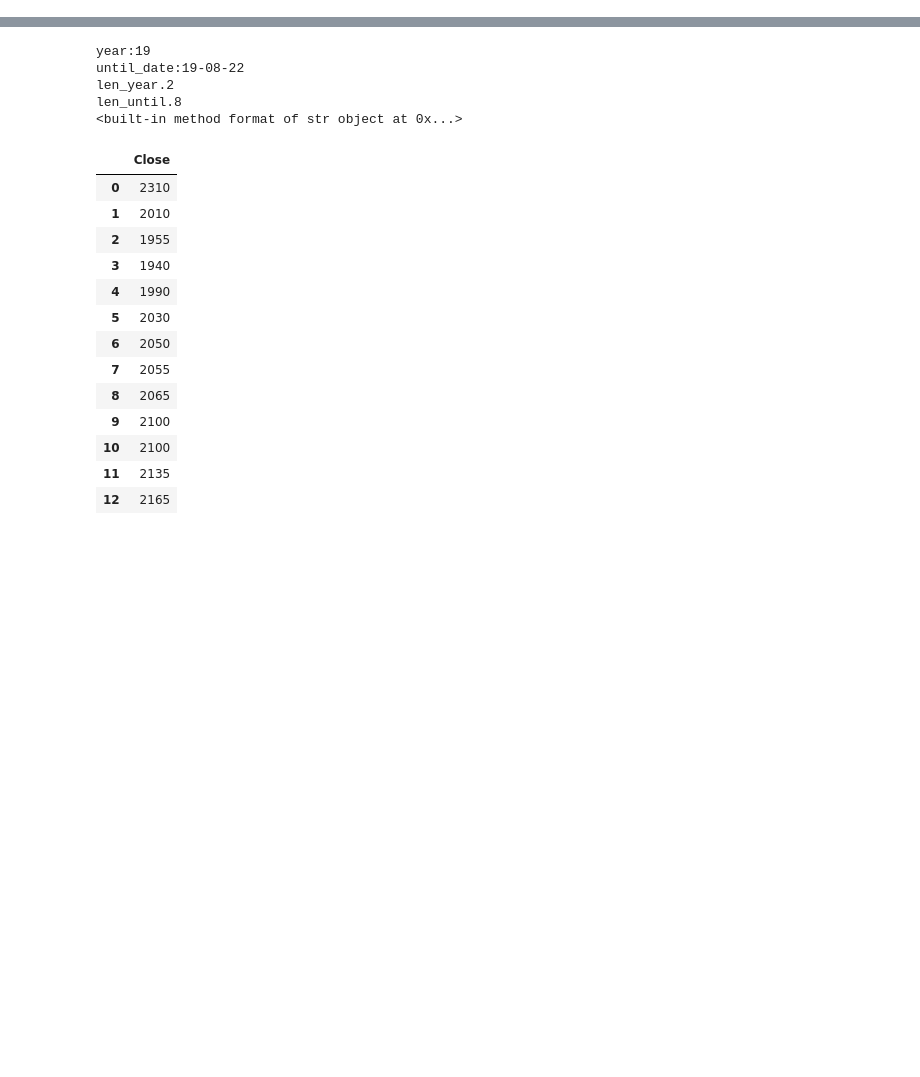
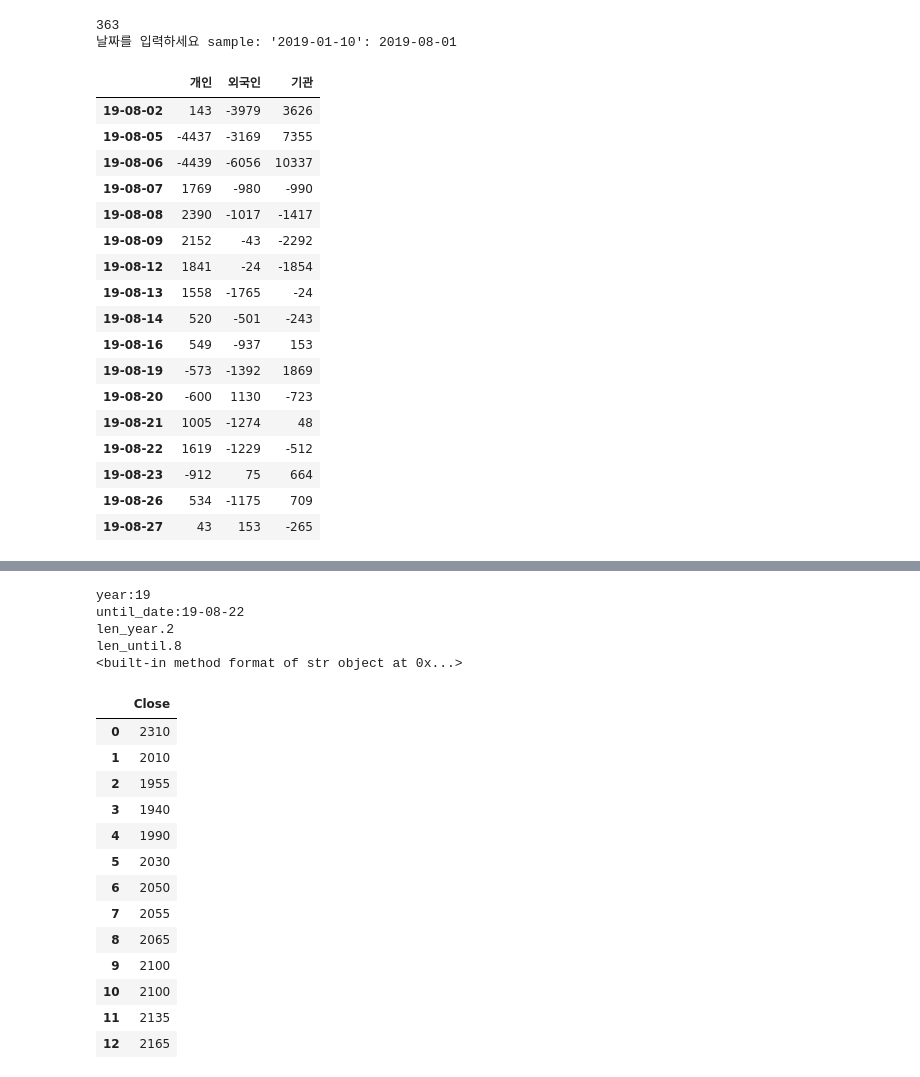
Before and after one commit to linux386/first_module, a Jupyter notebook: Untitled1.ipynb, the cells around one changed output, grey strips where cells are left out. Saved outputs shown, nothing was run; the diff lists cells and outputs as text; code cells hidden in the pictures; blank space fills up the shorter version.

Commit message:
kkang

```diff
--- a/Untitled1.ipynb
+++ b/Untitled1.ipynb
@@ -228,35 +0,0 @@ SyntaxError: unexpected EOF while parsing (<ipython-input-1-cbcd881cbb93>, line
-# %%
-import pandas as pd
-from sqlalchemy import create_engine
-
-file = 'd:\\hrs.xlsx'
-
-connect = create_engine('mysql+pymysql://kkang:leaf2027@localhost/stock?charset=utf8',encoding='utf-8')
-df = pd.read_sql("SELECT * from market where Name = 'hrs' && Date > '2019-01-05'", connect)
-
-volume_average_5 = df['Volume'].rolling(window=5).mean()
-volume_average_10 = df['Volume'].rolling(window=10).mean()
-volume_average_20 = df['Volume'].rolling(window=20).mean()
-volume_average_60 = df['Volume'].rolling(window=60).mean()
-volume_average_120 = df['Volume'].rolling(window=120).mean()
-
-close_average_5 = df['Close'].rolling(window=5).mean()
-close_average_10 = df['Close'].rolling(window=10).mean()
-close_average_20 = df['Close'].rolling(window=20).mean()
-close_average_60 = df['Close'].rolling(window=60).mean()
-close_average_120 = df['Close'].rolling(window=120).mean()
-
-df.insert(len(df.columns), "Vol_MA5", volume_average_5)
-df.insert(len(df.columns), "Vol_MA10", volume_average_10)
-df.insert(len(df.columns), "Vol_MA20", volume_average_20)
-df.insert(len(df.columns), "Vol_MA60", volume_average_60)
-df.insert(len(df.columns), "Vol_MA120", volume_average_120)
-
-df.insert(len(df.columns), "Close_MA5", close_average_5)
-df.insert(len(df.columns), "Close_MA10", close_average_10)
-df.insert(len(df.columns), "Close_MA20", close_average_20)
-df.insert(len(df.columns), "Close_MA60", close_average_60)
-df.insert(len(df.columns), "Close_MA120", close_average_120)
-
-df1 = df[['Date','Name','Close','Volume','Vol_MA5','Vol_MA10','Vol_MA20','Vol_MA60','Vol_MA120']]
-df1.to_excel(file)
@@ -271,0 +82,4 @@ plt.show()
+# %%
+df = pd.read_excel('d:\\future.xlsx')
+df=df[['Date','Close']]
+df
@@ -535,0 +344,25 @@ name_list
+# %%
+a = to_excel()
+# %%
+a.get_investor_trend_date()
+# %% [output]
+363
+날짜를 입력하세요 sample: '2019-01-10': 2019-08-01
+|  | 개인 | 외국인 | 기관 |
+| 19-08-02 | 143 | -3979 | 3626 |
+| 19-08-05 | -4437 | -3169 | 7355 |
+| 19-08-06 | -4439 | -6056 | 10337 |
+| 19-08-07 | 1769 | -980 | -990 |
+| 19-08-08 | 2390 | -1017 | -1417 |
+| 19-08-09 | 2152 | -43 | -2292 |
+| 19-08-12 | 1841 | -24 | -1854 |
+| 19-08-13 | 1558 | -1765 | -24 |
+| 19-08-14 | 520 | -501 | -243 |
+| 19-08-16 | 549 | -937 | 153 |
+| 19-08-19 | -573 | -1392 | 1869 |
+| 19-08-20 | -600 | 1130 | -723 |
+| 19-08-21 | 1005 | -1274 | 48 |
+| 19-08-22 | 1619 | -1229 | -512 |
+| 19-08-23 | -912 | 75 | 664 |
+| 19-08-26 | 534 | -1175 | 709 |
+| 19-08-27 | 43 | 153 | -265 |
```
Also changed, not shown: parts of 21 cells of this notebook, 2 other files.
